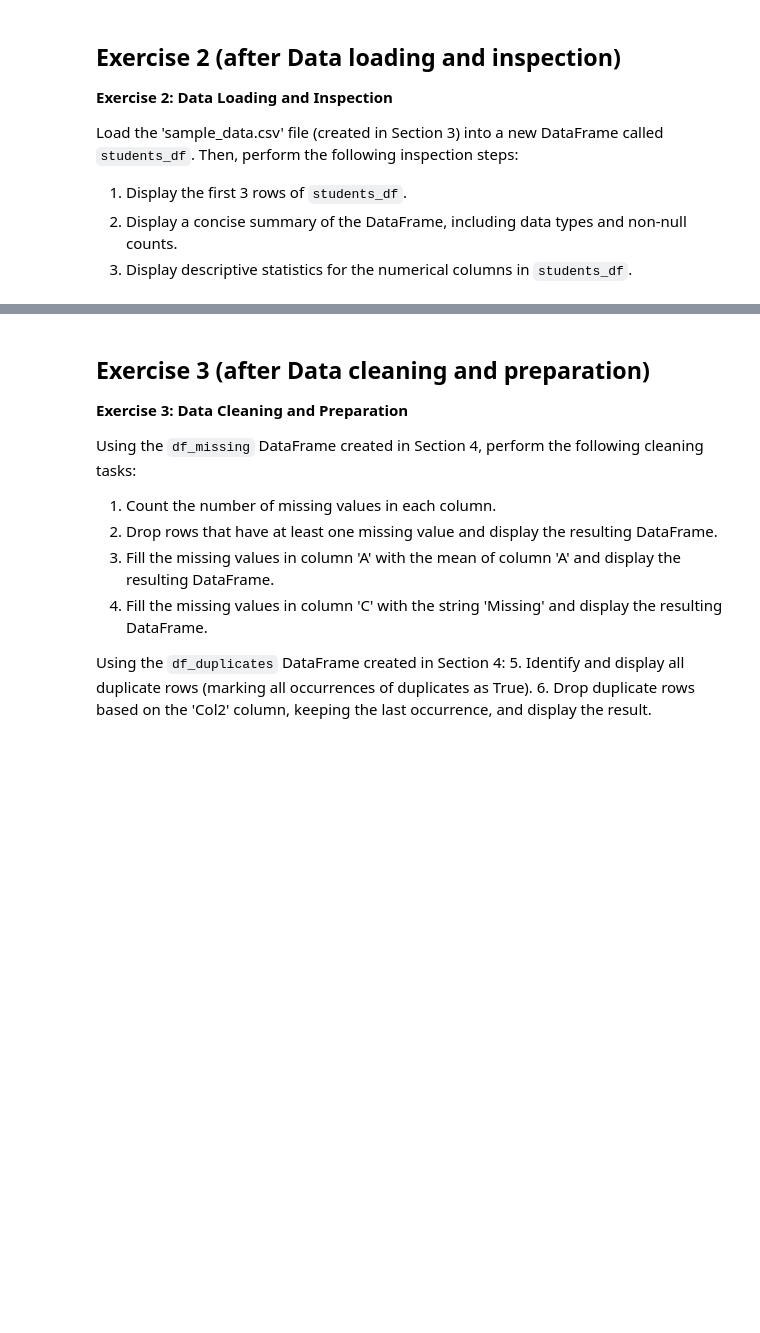
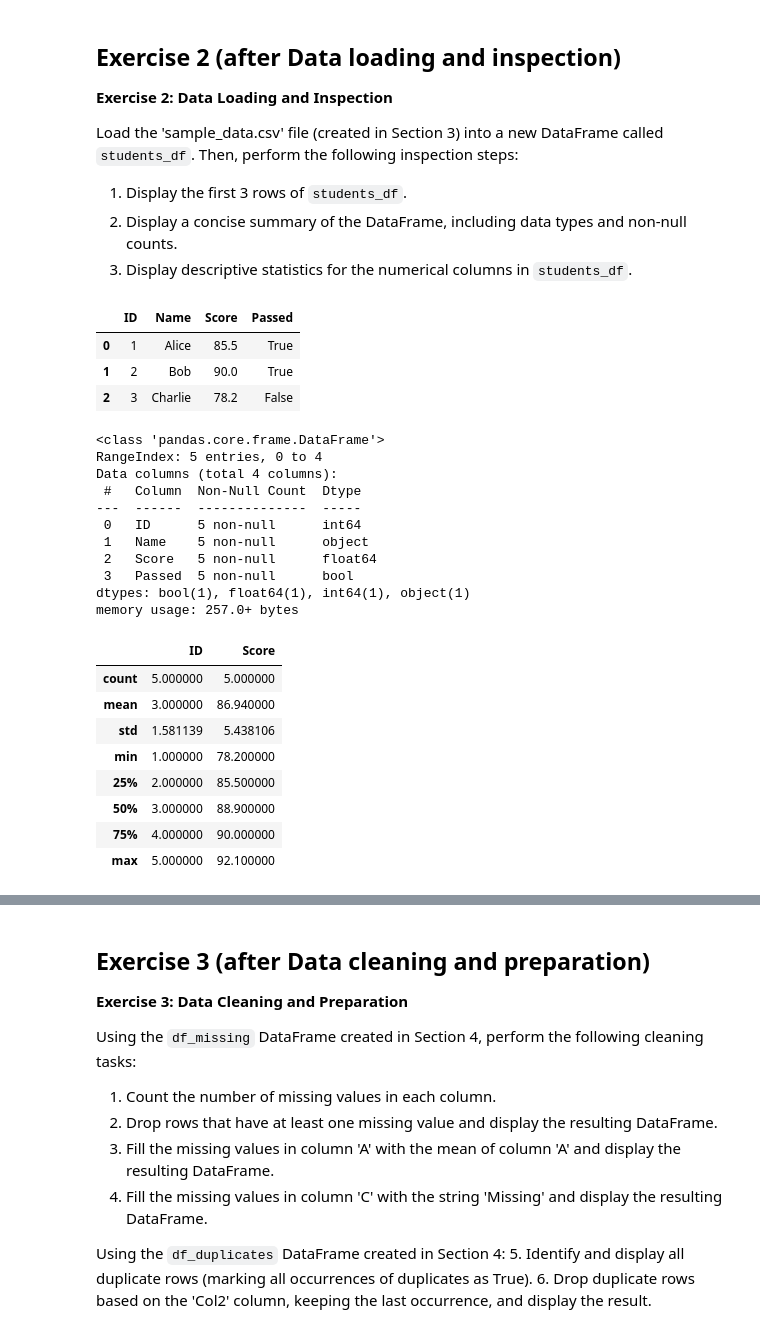
Before and after one commit to c22emigr/pythonfordatascience, a Jupyter notebook: Python_for_ds_Assignment.ipynb, the cells around one changed output, grey strips where cells are left out. Drawn from its saved outputs; the diff is of its cells as text; code cells hidden in the pictures; blank space fills up the shorter version.

```diff
--- a/Python_for_ds_Assignment.ipynb
+++ b/Python_for_ds_Assignment.ipynb
@@ -1901,0 +1902,41 @@ Then, perform the following inspection steps:
+# %%
+# Load data
+csv_data = {'ID': [1, 2, 3, 4, 5],
+            'Name': ['Alice', 'Bob', 'Charlie', 'David', 'Eve'],
+            'Score': [85.5, 90.0, 78.2, 92.1, 88.9],
+            'Passed': [True, True, False, True, True]}
+students_df = pd.DataFrame(csv_data)
+
+# Solution 1
+display(students_df.head(3))
+
+# Solution 2
+display(students_df.info())
+
+# Solution 3
+display(students_df.describe())
+# %% [output]
+|  | ID | Name | Score | Passed |
+| 0 | 1 | Alice | 85.5 | True |
+| 1 | 2 | Bob | 90.0 | True |
+| 2 | 3 | Charlie | 78.2 | False |
+<class 'pandas.core.frame.DataFrame'>
+RangeIndex: 5 entries, 0 to 4
+Data columns (total 4 columns):
+ #   Column  Non-Null Count  Dtype
+---  ------  --------------  -----
+ 0   ID      5 non-null      int64
+ 1   Name    5 non-null      object
+ 2   Score   5 non-null      float64
+ 3   Passed  5 non-null      bool
+dtypes: bool(1), float64(1), int64(1), object(1)
+memory usage: 257.0+ bytes
+|  | ID | Score |
+| count | 5.000000 | 5.000000 |
+| mean | 3.000000 | 86.940000 |
+| std | 1.581139 | 5.438106 |
+| min | 1.000000 | 78.200000 |
+| 25% | 2.000000 | 85.500000 |
+| 50% | 3.000000 | 88.900000 |
+| 75% | 4.000000 | 90.000000 |
+| max | 5.000000 | 92.100000 |
```
Also changed, not shown: parts of 3 cells of this notebook.
